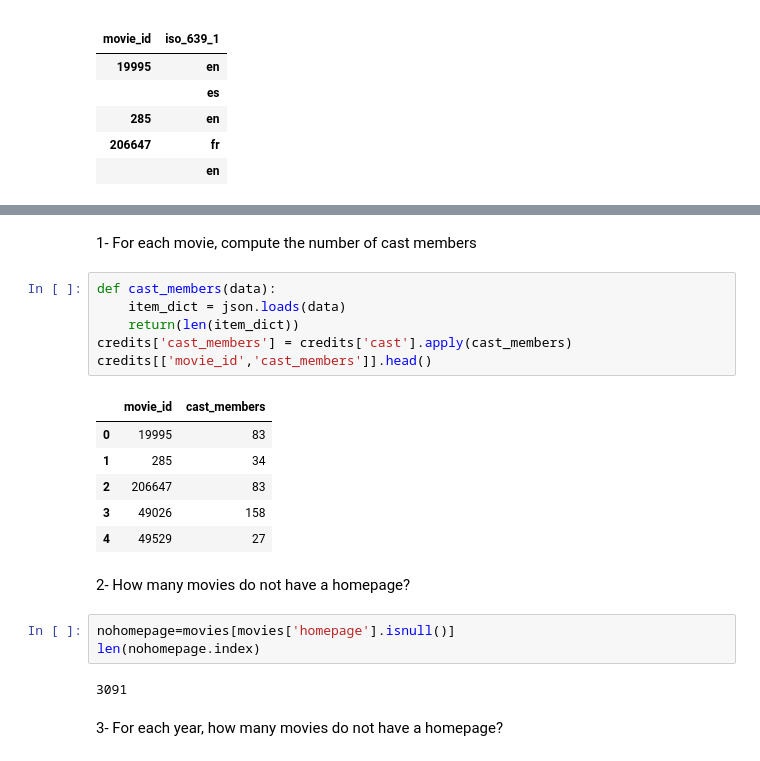
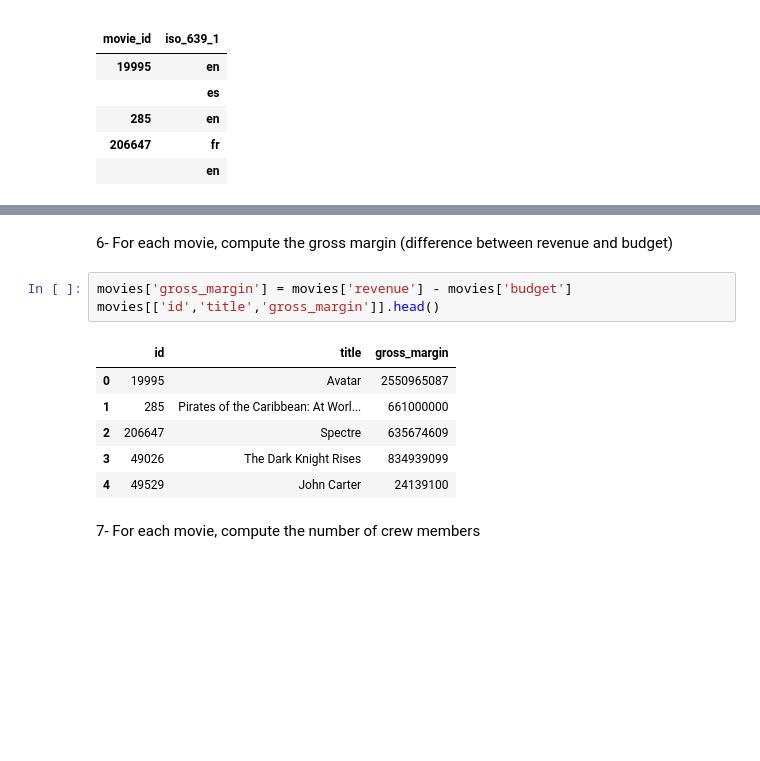
Before and after one commit to silviasantamaria/computerscience, a Jupyter notebook: Project+.ipynb, the cells around one changed output, grey strips where cells are left out. Cells and saved outputs as stored; diff of their text form; blank space fills up the shorter version.

```diff
--- a/Project+.ipynb
+++ b/Project+.ipynb
@@ -250,24 +396,14 @@ spoken_languages_id.head()
+# %% [markdown]
+6- For each movie, compute the gross margin (difference between revenue and budget)
+# %%
+movies['gross_margin'] = movies['revenue'] - movies['budget']
+movies[['id','title','gross_margin']].head()
+# %% [output]
+|  | id | title | gross_margin |
+| 0 | 19995 | Avatar | 2550965087 |
+| 1 | 285 | Pirates of the Caribbean: At Worl... | 661000000 |
+| 2 | 206647 | Spectre | 635674609 |
+| 3 | 49026 | The Dark Knight Rises | 834939099 |
+| 4 | 49529 | John Carter | 24139100 |
 # %% [markdown]
-1- For each movie, compute the number of cast members
+7- For each movie, compute the number of crew members
-# %%
-def cast_members(data):
-    item_dict = json.loads(data)
-    return(len(item_dict))
-credits['cast_members'] = credits['cast'].apply(cast_members)
-credits[['movie_id','cast_members']].head()
-# %% [output]
-|  | movie_id | cast_members |
-| 0 | 19995 | 83 |
-| 1 | 285 | 34 |
-| 2 | 206647 | 83 |
-| 3 | 49026 | 158 |
-| 4 | 49529 | 27 |
-# %% [markdown]
-2- How many movies do not have a homepage?
-# %%
-nohomepage=movies[movies['homepage'].isnull()]
-len(nohomepage.index)
-# %% [output]
-3091
-# %% [markdown]
-3- For each year, how many movies do not have a homepage?
```
Also changed, not shown: parts of 29 cells of this notebook.
